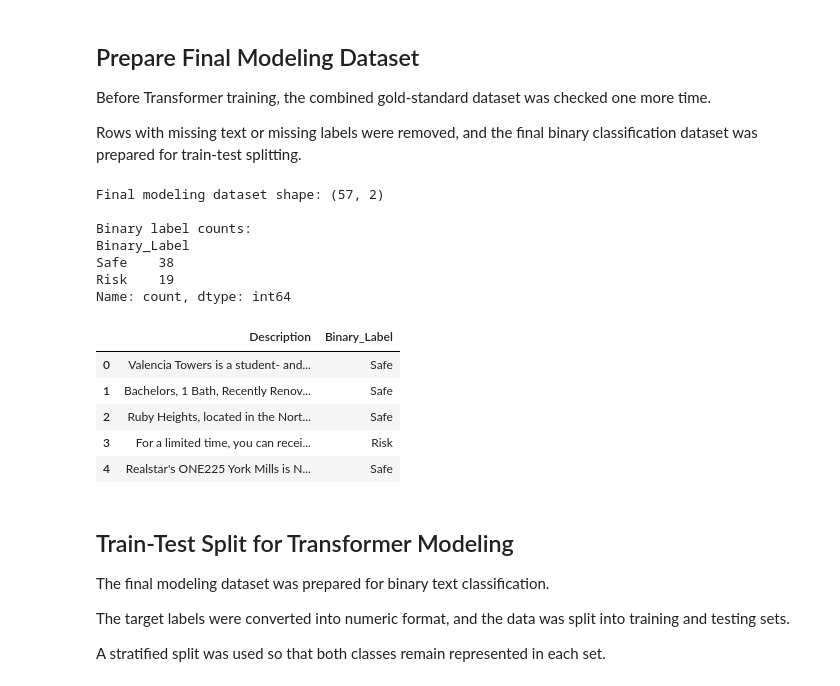
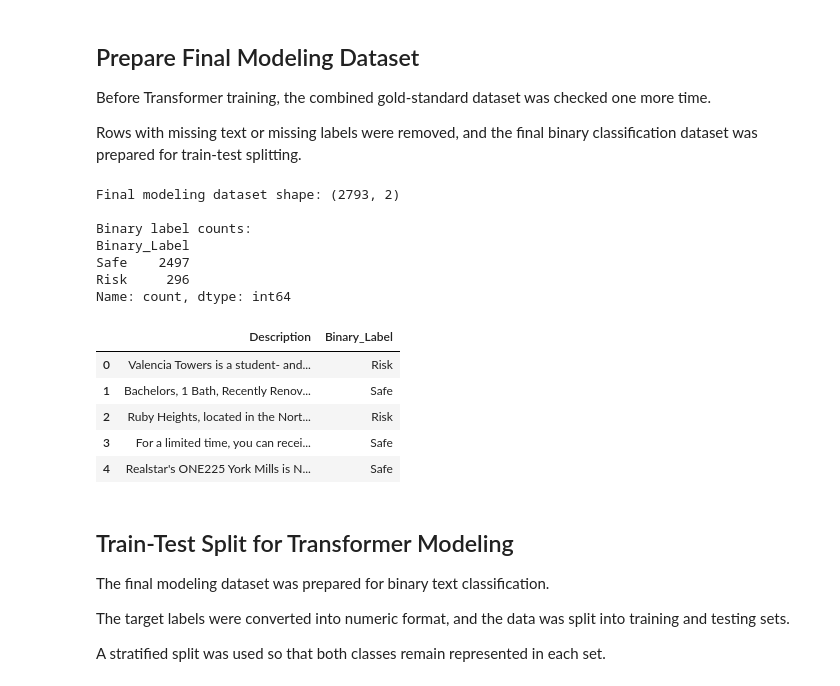
Before and after one commit to AlemMekru/Deep_Learning_Systems, a Jupyter notebook: deep_learning.ipynb, the cells around one changed output. Drawn from its saved outputs; the diff is of its cells as text; code cells hidden in the pictures.

Commit message:
scaled up the labeled dataset substantially.

```diff
--- a/deep_learning.ipynb
+++ b/deep_learning.ipynb
@@ -676,35 +748,36 @@ Before Transformer training, the combined gold-standard dataset was checked one
 
 Rows with missing text or missing labels were removed, and the final binary classification dataset was prepared for train-test splitting.
 # %%
-# Remove rows with missing description or missing binary label
-gold_df = gold_df.dropna(subset=["Description", "Binary_Label"]).copy()
+# Use full expanded labeled dataset for final modeling
+model_df = expanded_df.copy()
 
-# Keep only needed columns for modeling
-model_df = gold_df[["Description", "Binary_Label"]].copy()
+# Keep needed columns
+model_df = model_df[["Description", "Binary_Label"]].copy()
 
 # Reset index
 model_df = model_df.reset_index(drop=True)
 
 # Show final shape and class balance
 print("Final modeling dataset shape:", model_df.shape)
+
 print("\nBinary label counts:")
 print(model_df["Binary_Label"].value_counts())
 
 # Preview
 model_df.head()
 # %% [output]
-Final modeling dataset shape: (57, 2)
+Final modeling dataset shape: (2793, 2)
 
 Binary label counts:
 Binary_Label
-Safe    38
-Risk    19
+Safe    2497
+Risk     296
 Name: count, dtype: int64
 |  | Description | Binary_Label |
-| 0 | Valencia Towers is a student- and... | Safe |
+| 0 | Valencia Towers is a student- and... | Risk |
 | 1 | Bachelors, 1 Bath, Recently Renov... | Safe |
-| 2 | Ruby Heights, located in the Nort... | Safe |
-| 3 | For a limited time, you can recei... | Risk |
+| 2 | Ruby Heights, located in the Nort... | Risk |
+| 3 | For a limited time, you can recei... | Safe |
 | 4 | Realstar's ONE225 York Mills is N... | Safe |
 # %% [markdown]
 ## Train-Test Split for Transformer Modeling
```
Also changed, not shown: parts of 5 cells of this notebook.
